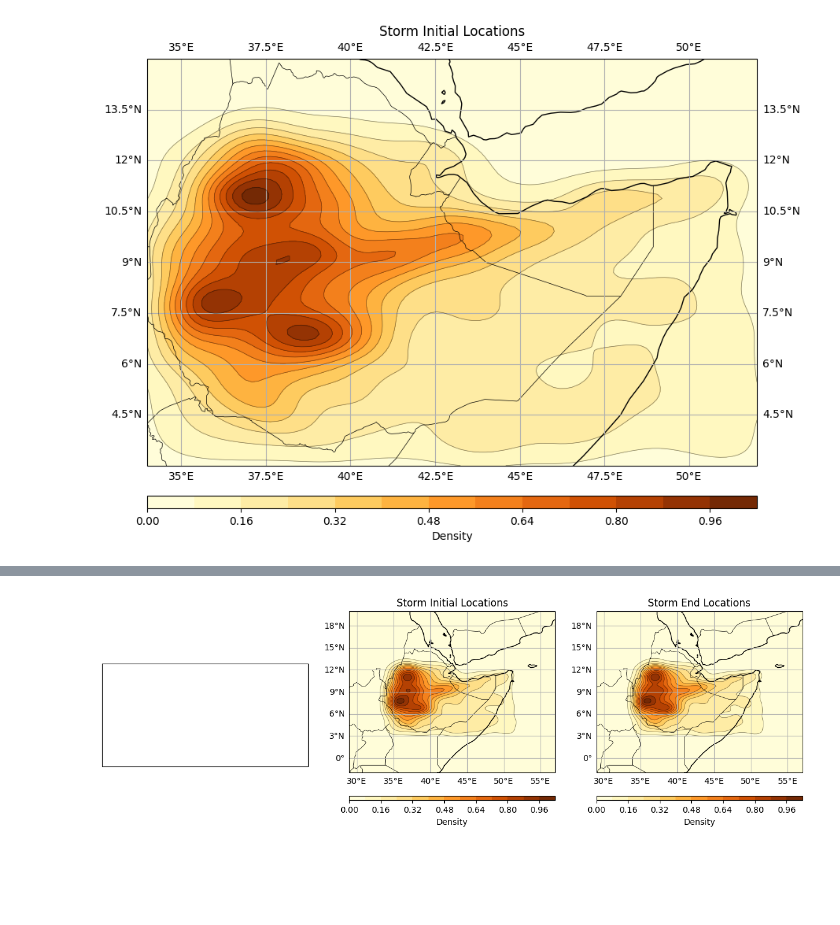
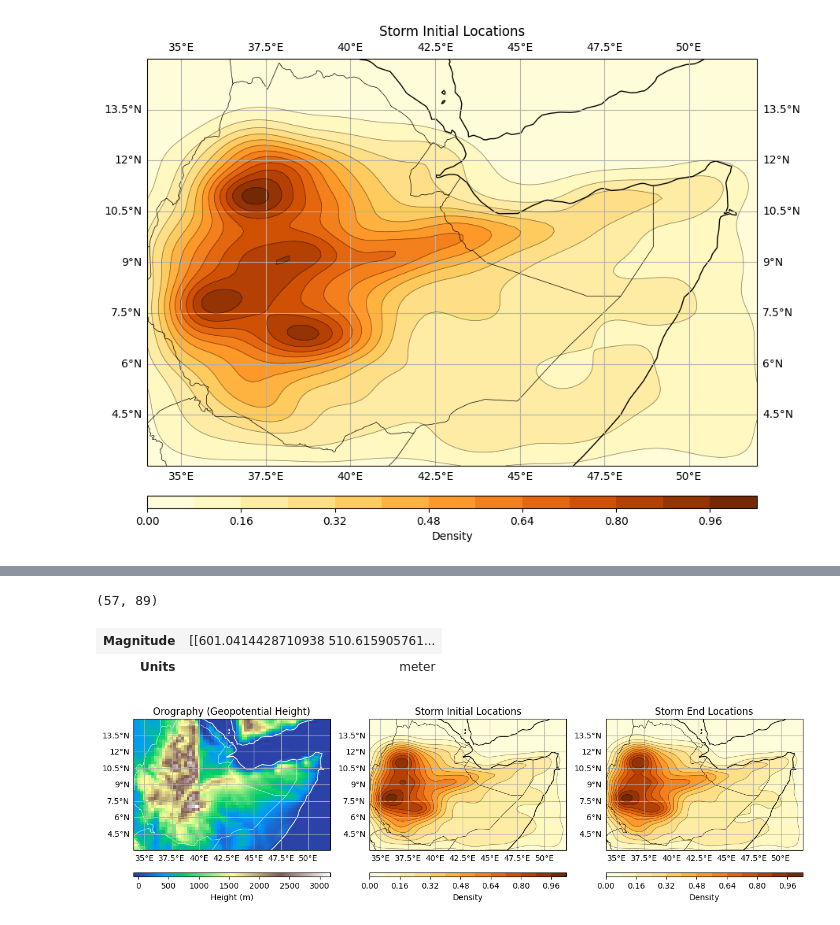
Before and after one commit to seangtkelley/uor-msc-dissertation-xai-african-storms, a Jupyter notebook: src/explore.ipynb, the cells around one changed output, grey strips where cells are left out. Drawn from its saved outputs; the diff is of its cells as text; code cells hidden in the pictures; blank space fills up the shorter version.

Commit message:
created orography plot; netcdf req for loading data; data const renaming

```diff
--- a/src/explore.ipynb
+++ b/src/explore.ipynb
@@ -75,0 +78,2 @@ plt.show()
+# %%
+geop = xr.open_dataset(config.DATA_DIR/"std"/"geop.nc")
@@ -75,0 +97,4 @@ plt.show()
+# %%
+geop["geop"].values.squeeze().shape
+# %% [output]
+(57, 89)
@@ -76,3 +104,13 @@ plt.show()
+# %%
+geop_vals = geop["geop"].values.squeeze()
+
+# source: https://unidata.github.io/MetPy/latest/api/generated/metpy.calc.geopotential_to_height.html#metpy.calc.geopotential_to_height
+geopot = units.Quantity(geop_vals, 'm^2/s^2')
+height = metpy.calc.geopotential_to_height(geopot)
+height
+# %% [output]
+| Magnitude | [[601.0414428710938 510.615905761... |
+| Units | meter |
 # %%
 storm_groups = df.sort_values(['Initial UTC']).groupby("Storm")
 # %%
@@ -80,15 +118,26 @@ from utils import plotting
 # %%
 # create three subplots in one row
 fig, axs = plt.subplots(1, 3, figsize=(15, 5), subplot_kw={'projection': ccrs.PlateCarree()})
 
-# Define the extent for the map
+# plot the orography
+axs[0].coastlines(resolution='50m', color='white', linewidth=1)
+axs[0].add_feature(cf.BORDERS, color='white', linewidth=0.5)
+gl = axs[0].gridlines(draw_labels=True)
+gl.top_labels = False
+gl.right_labels = False
+axs[0].set_extent(config.DATA_EXTENT, crs=ccrs.PlateCarree())
+terrain = axs[0].pcolormesh(geop["longitude"], geop["latitude"], height, cmap='terrain', transform=ccrs.PlateCarree())
+cbar = plt.colorbar(terrain, ax=axs[0], orientation='horizontal', pad=0.1, aspect=50)
+cbar.set_label("Height (m)")
+axs[0].set_title("Orography (Geopotential Height)")
+
 storm_inits = storm_groups.first()
 plotting.plot_kde_map(storm_inits["Lon"], storm_inits["Lat"], ax=axs[1], title="Storm Initial Locations")
 
 storm_ends = storm_groups.last()
 plotting.plot_kde_map(storm_ends["Lon"], storm_ends["Lat"], ax=axs[2], title="Storm End Locations")
 
 plt.savefig(config.FIGURES_DIR/"orography_storm_init_end_kde.png")
 plt.show()
 # %% [output]
-[figure, old version]
+[figure, new version]
```
Also changed, not shown: parts of 5 cells of this notebook, 5 other files.
